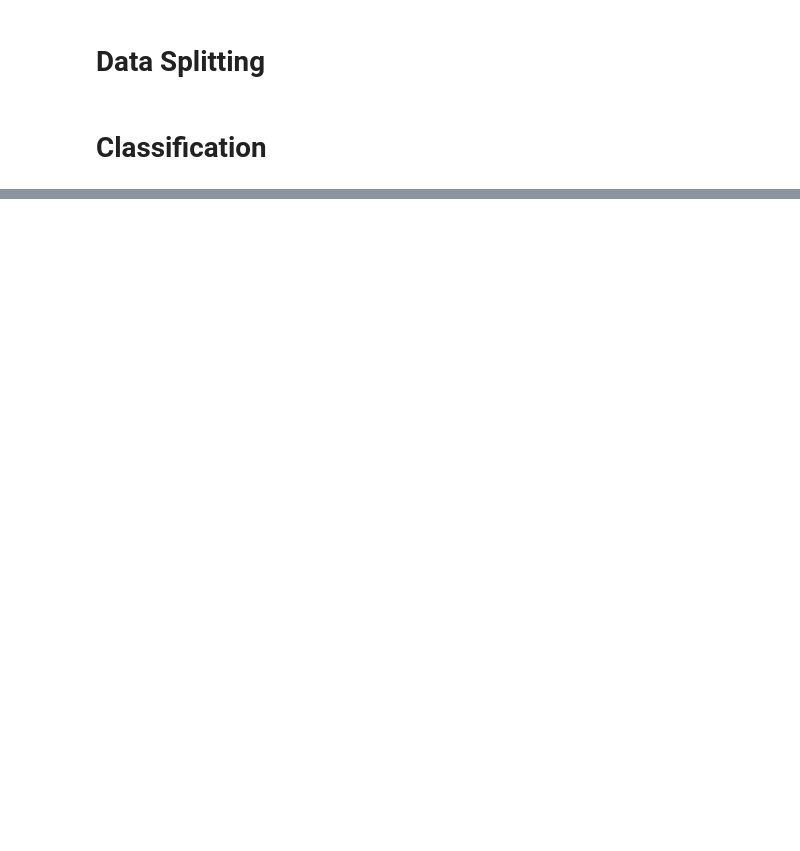
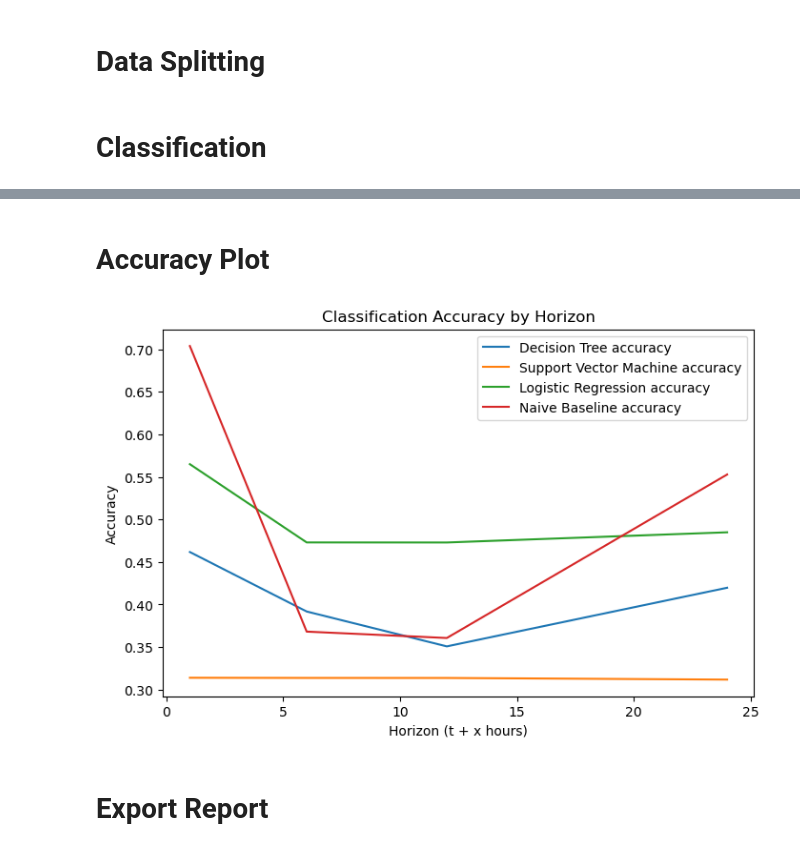
Before and after one commit to A-Ariyanto/COMP9417-group-project, a Jupyter notebook: classification_models.ipynb, the cells around one changed output, grey strips where cells are left out. Saved outputs shown, nothing was run; the diff lists cells and outputs as text; code cells hidden in the pictures; blank space fills up the shorter version.

Commit message:
add plot and results

```diff
--- a/classification_models.ipynb
+++ b/classification_models.ipynb
@@ -112 +316,15 @@ X_test_scaled = test[scaled_predictors]
+# %% [markdown]
+# Accuracy Plot
+# %%
+ax = results.plot(kind = "line", x = "Horizon", figsize=(8, 5))
+ax.set_xlabel('Horizon (t + x hours)')
+ax.set_ylabel('Accuracy')
+ax.set_title('Classification Accuracy by Horizon')
+plt.savefig("classification-accuracy.png")
+plt.show()
+plt.close()
+# %% [output]
+[figure, added]
+# %% [markdown]
+# Export Report
 # %%
```
Also changed, not shown: parts of 14 cells of this notebook, 3 other files.
